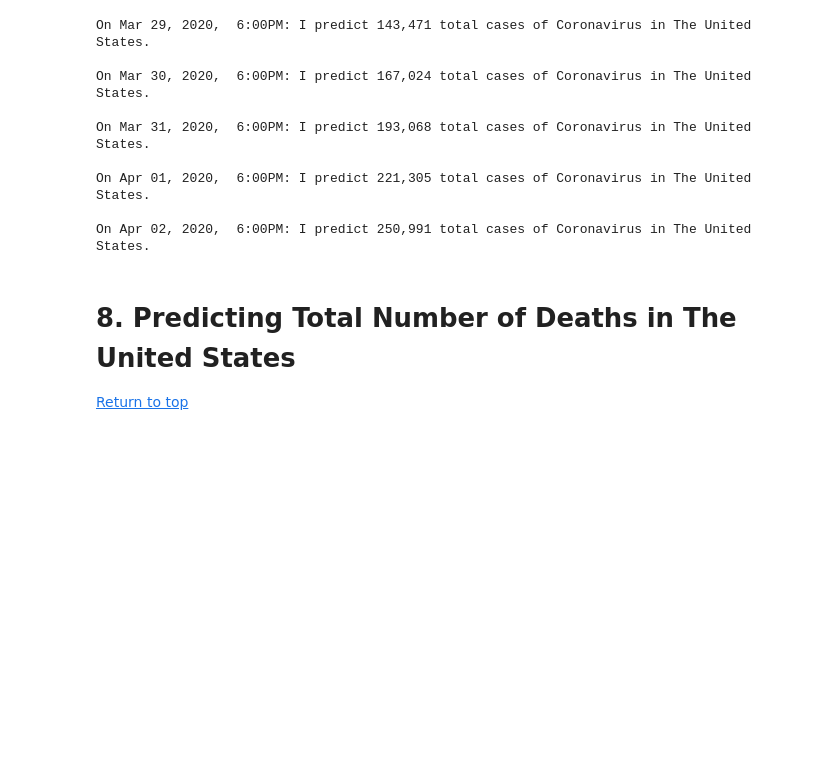
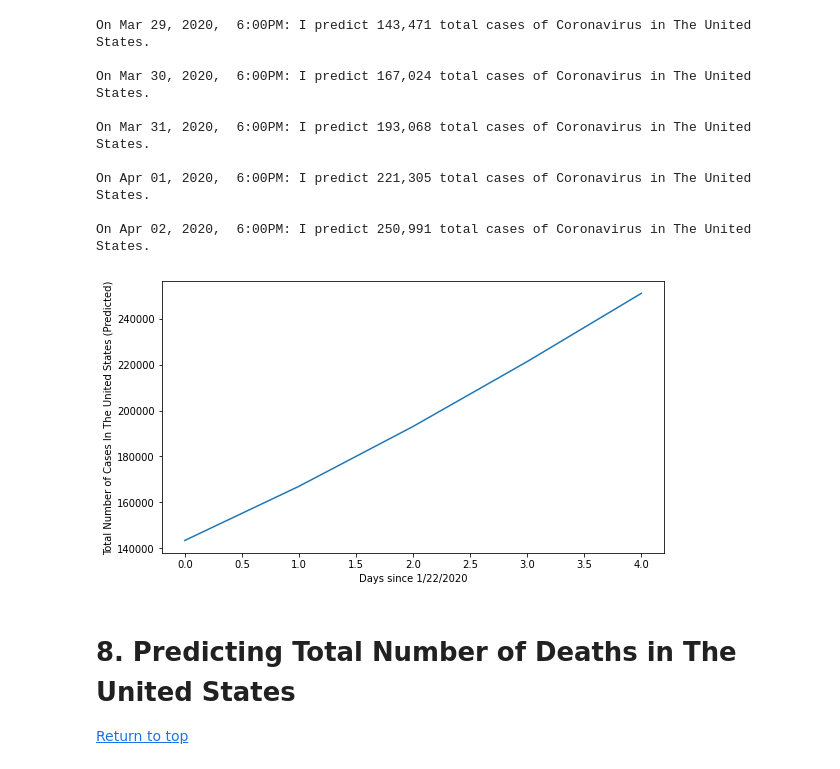
Before and after one commit to elleklinton/covid19, a Jupyter notebook: COVID-19.ipynb, the cells around one changed output. Drawn from its saved outputs; the diff is of its cells as text; code cells hidden in the pictures; blank space fills up the shorter version.

```diff
--- a/COVID-19.ipynb
+++ b/COVID-19.ipynb
@@ -609,6 +606,14 @@ On Mar 31, 2020,  6:00PM: I predict 193,068 total cases of Coronavirus in The Un
 On Apr 01, 2020,  6:00PM: I predict 221,305 total cases of Coronavirus in The United States.
 
 On Apr 02, 2020,  6:00PM: I predict 250,991 total cases of Coronavirus in The United States.
+# %%
+daysToPlot = 5
+plt.plot(list(range(daysToPlot)), predict(total_cases_model, confirmed_cases_clean, best_windowSize_cases, daysToPredict=daysToPlot))
+plt.xlabel("Days since 1/22/2020")
+plt.ylabel("Total Number of Cases In The United States (Predicted)")
+plt.show()
+# %% [output]
+[figure, added]
 # %% [markdown]
 # 8. Predicting Total Number of Deaths in The United States <a class="anchor" id="8"></a>
 [Return to top](#top)
```
Also changed, not shown: parts of 7 cells of this notebook.
